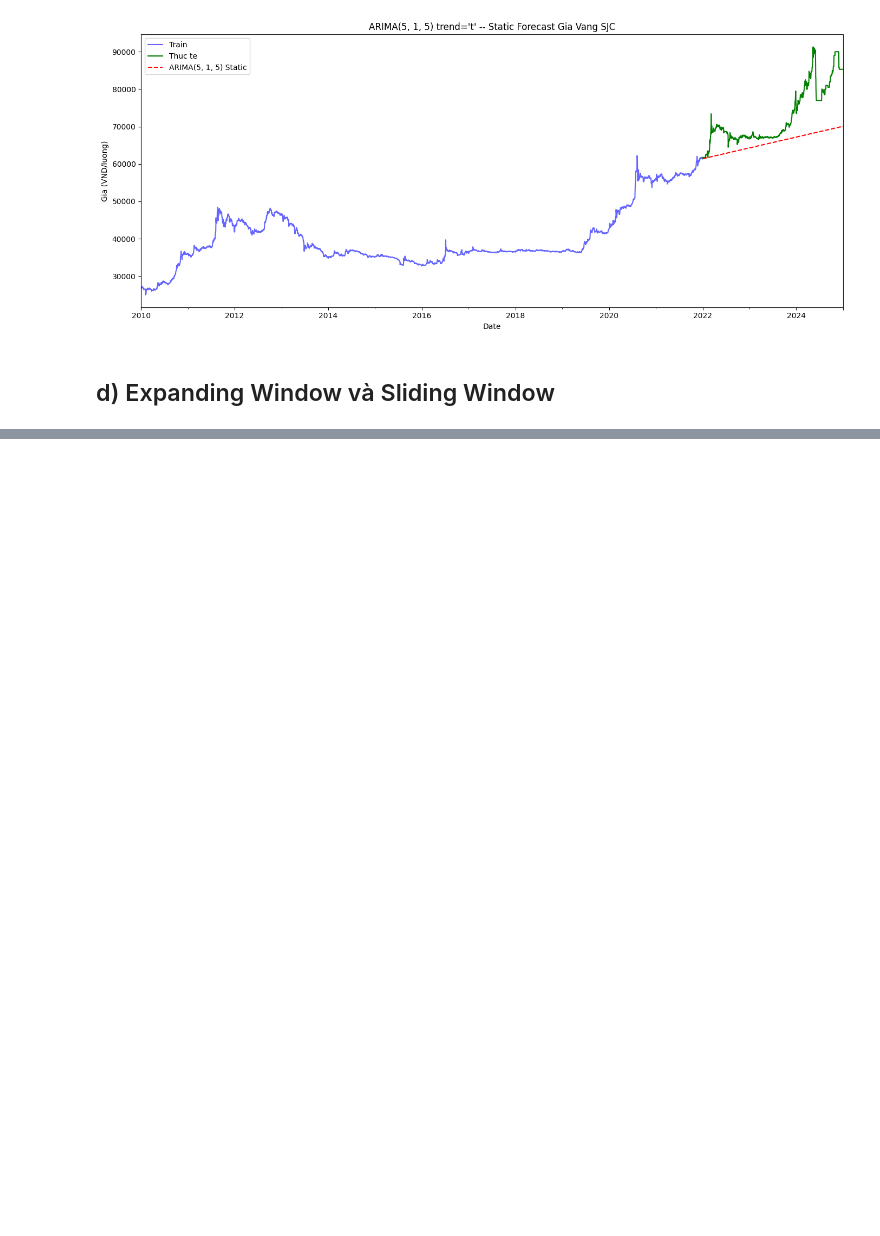
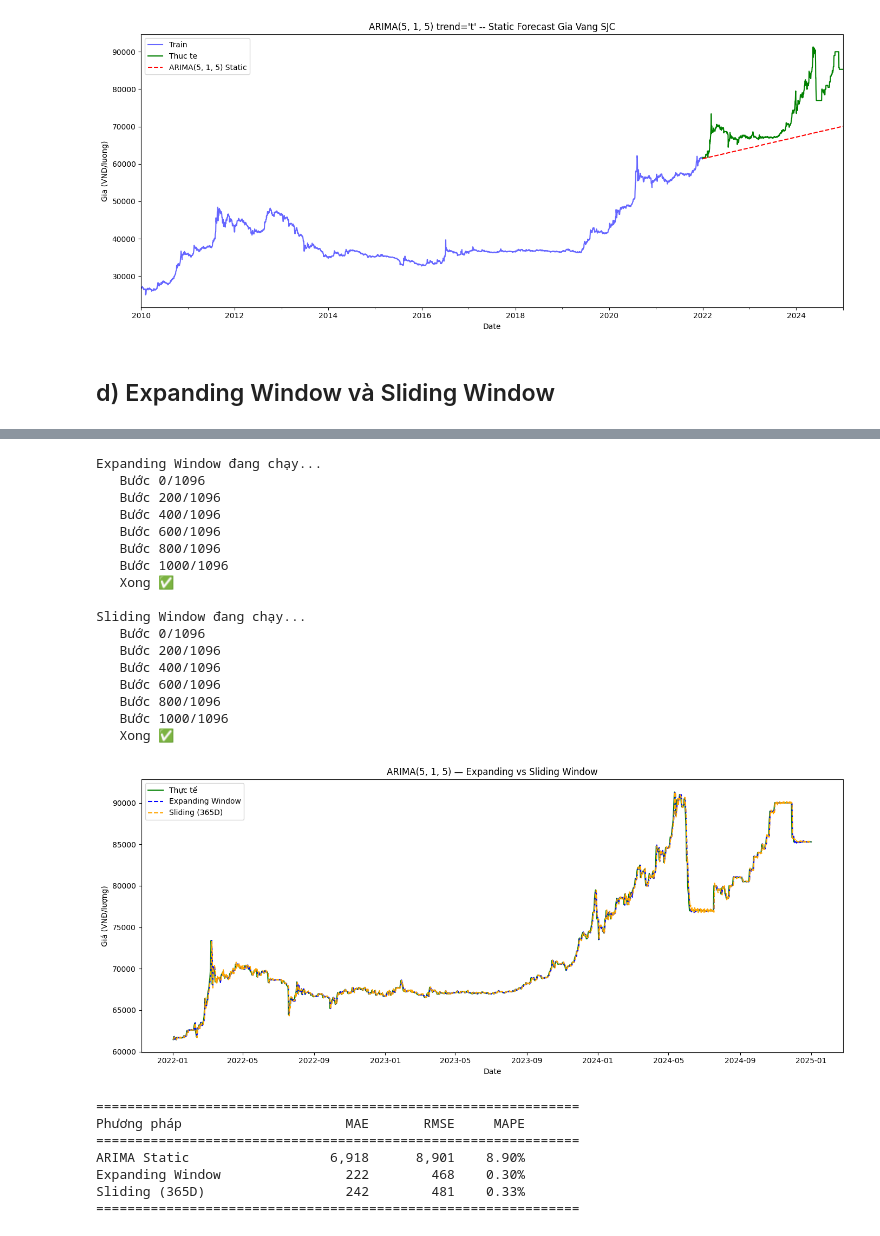
Before and after one commit to lamphat344961-alt/DA_mon_mhtk, a Jupyter notebook: project_3/do_1.ipynb, the cells around one changed output, grey strips where cells are left out. Drawn from its saved outputs; the diff is of its cells as text; code cells hidden in the pictures; blank space fills up the shorter version.

```diff
--- a/project_3/do_1.ipynb
+++ b/project_3/do_1.ipynb
@@ -278,3 +282,5 @@ Warnings:
+# %%
+best_order = (5,1,5)
 # %%
 # Kiểm chứng trend: so sanh AIC giua trend='n' (no drift) va trend='t' (drift)
 # Statsmodels ARIMA moi: voi d=1, trend='c' KHONG hop le (bi triet tieu boi sai phan)
@@ -341 +362,48 @@ Danh gia ARIMA(5, 1, 5) (trend='t') -- Static Forecast:
+# %%
+close = df['Sell'].values      # dùng giá gốc (df['Sell']), không phải df_log
+train_size = int(len(close) * 0.8)
+
+# ══════════════════════════════════════════════════════════════
+# KỸ THUẬT 1: EXPANDING WINDOW
+# Fit 1 lần trên train; mỗi bước append observation mới với
+# refit=False → cập nhật state, KHÔNG ước lượng lại tham số
+# Nhanh hơn ~1000x so với refit toàn bộ từ đầu mỗi bước
+# ══════════════════════════════════════════════════════════════
+print('Expanding Window đang chạy...')
+expanding_preds = []
+
+fitted_exp = ARIMA(close[:train_size], order=best_order, trend=chosen_trend).fit()
+for i in range(train_size, len(close)):
+    pred = fitted_exp.forecast(steps=1)[0]
+    expanding_preds.append(pred)
+    fitted_exp = fitted_exp.append([close[i]], refit=False)
+    if (i - train_size) % 200 == 0:
+        print(f'   Bước {i - train_size}/{len(close) - train_size}')
+print('   Xong ✅')
+# %% [output]
+Expanding Window đang chạy...
+   Bước 0/1096
+   Bước 200/1096
+   Bước 400/1096
+   Bước 600/1096
+   Bước 800/1096
+   Bước 1000/1096
+   Xong ✅
+
+Sliding Window đang chạy...
+   Bước 0/1096
+   Bước 200/1096
+   Bước 400/1096
+   Bước 600/1096
+   Bước 800/1096
+   Bước 1000/1096
+   Xong ✅
+[figure, added]
+==============================================================
+Phương pháp                     MAE       RMSE     MAPE
+==============================================================
+ARIMA Static                  6,918      8,901    8.90%
+Expanding Window                222        468    0.30%
+Sliding (365D)                  242        481    0.33%
+==============================================================
 # %%
```
Also changed, not shown: parts of 11 cells of this notebook.
